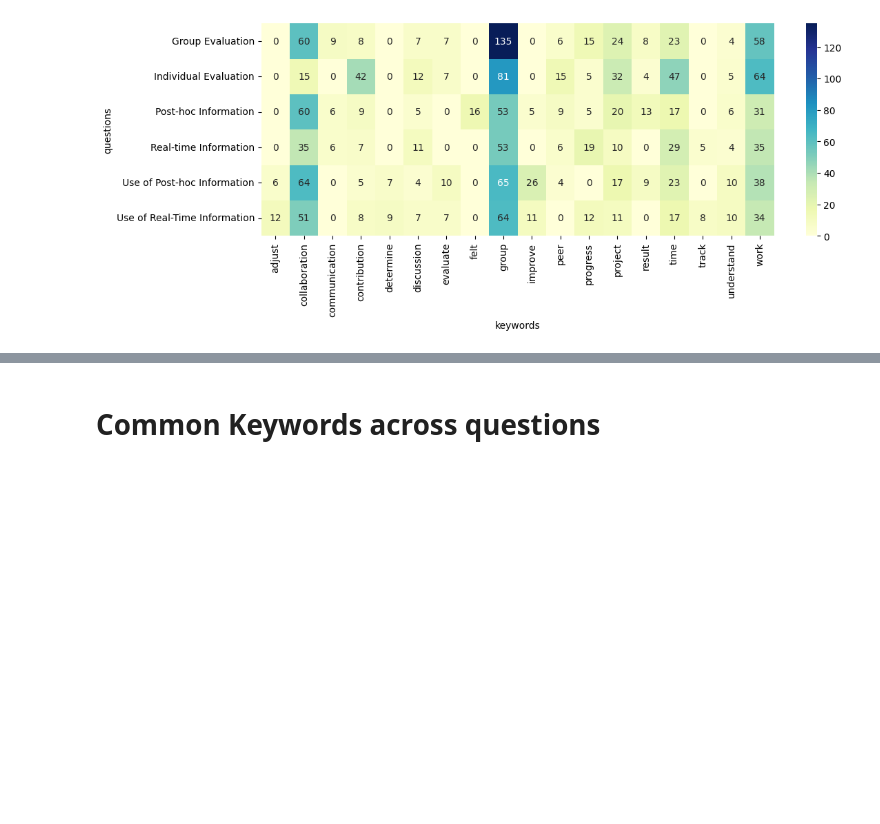
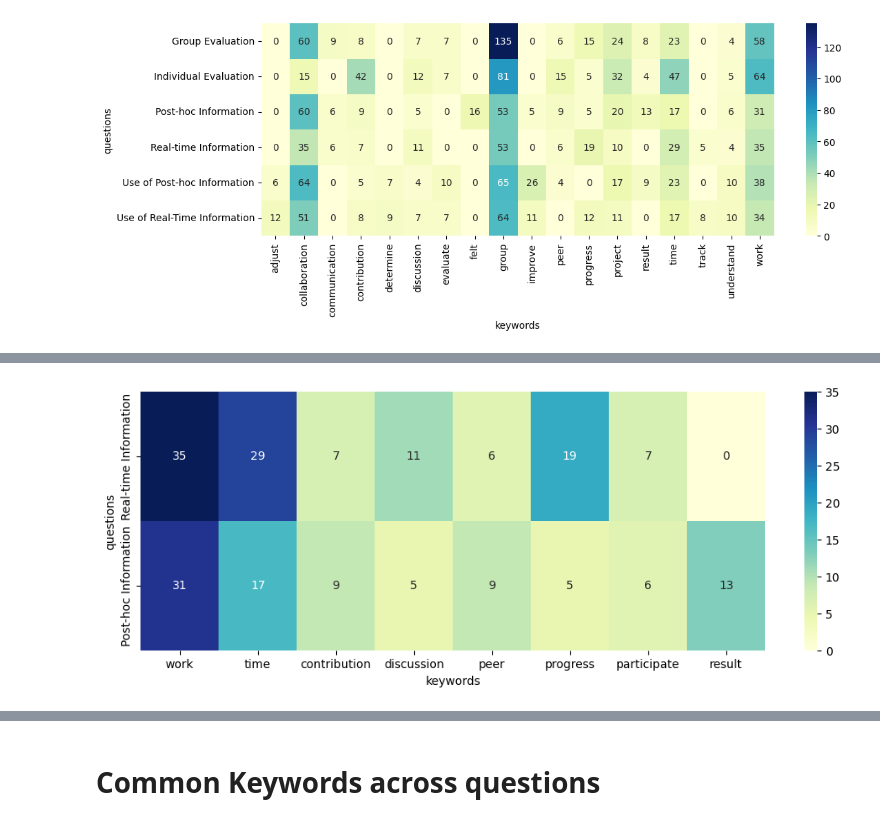
Before and after one commit to tiilt-lab/Blinc-collab-notebooks, a Jupyter notebook: Blinc_leverage_collaboration_To.ipynb, the cells around one changed output, grey strips where cells are left out. Cells and saved outputs as stored; diff of their text form; code cells hidden in the pictures; blank space fills up the shorter version.

```diff
--- a/Blinc_leverage_collaboration_To.ipynb
+++ b/Blinc_leverage_collaboration_To.ipynb
@@ -1181,0 +1194,8 @@ generate_correlation(data,['questions','keywords'],(12,4),['Individual Evaluatio
+# %%
+data = most_freq_words_across_questionsV2([[fd_57,'Real-time Information'],[fd_58,'Post-hoc Information']],
+                                        [['contribution','discussion','peer','progress','time','work','participate'],
+                                         ['contribution','discussion','peer','progress','time','work','result','participate']])
+df2 = create_data_frame(data,['questions','keywords'])
+generate_correlation(data,['questions','keywords'],(12,4),['Real-time Information','Post-hoc Information'], ['work','time','contribution','discussion','peer','progress','participate','result'])
+# %% [output]
+[figure, added]
```
Also changed, not shown: parts of 8 cells of this notebook.
